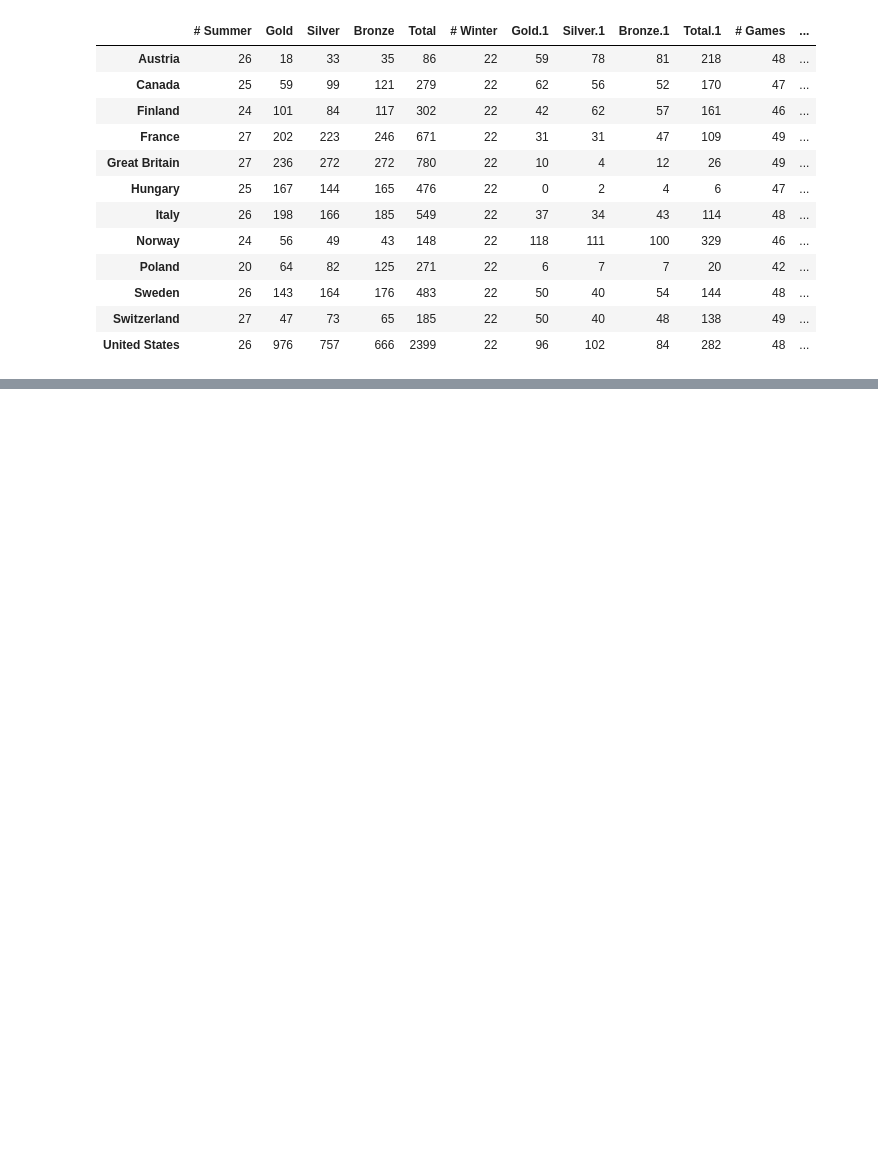
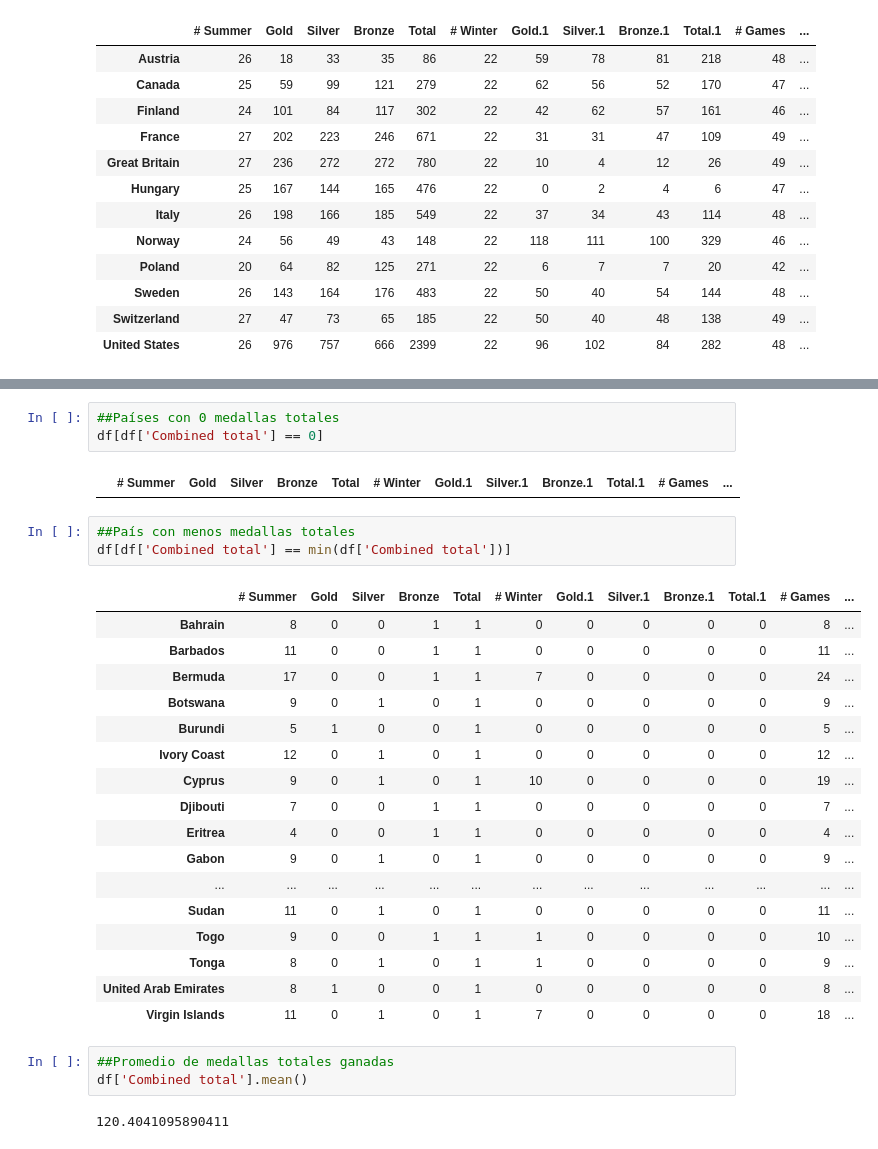
Before and after one commit to Dea10/Coursera-UM-DS, a Jupyter notebook: W2/Assigment 2 + ejercicios.ipynb, the cells around one changed output, grey strips where cells are left out. Cells and saved outputs as stored; diff of their text form; blank space fills up the shorter version.

```diff
--- a/W2/Untitled1.ipynb
+++ b/W2/Assigment 2 + ejercicios.ipynb
@@ -159,0 +244,31 @@ df[df['# Winter'] == max(df['# Winter'])]
+# %%
+##Países con 0 medallas totales
+df[df['Combined total'] == 0]
+# %% [output]
+|  | # Summer | Gold | Silver | Bronze | Total | # Winter | Gold.1 | Silver.1 | Bronze.1 | Total.1 | # Games | ... |
+# %%
+##País con menos medallas totales
+df[df['Combined total'] == min(df['Combined total'])]
+# %% [output]
+|  | # Summer | Gold | Silver | Bronze | Total | # Winter | Gold.1 | Silver.1 | Bronze.1 | Total.1 | # Games | ... |
+| Bahrain | 8 | 0 | 0 | 1 | 1 | 0 | 0 | 0 | 0 | 0 | 8 | ... |
+| Barbados | 11 | 0 | 0 | 1 | 1 | 0 | 0 | 0 | 0 | 0 | 11 | ... |
+| Bermuda | 17 | 0 | 0 | 1 | 1 | 7 | 0 | 0 | 0 | 0 | 24 | ... |
+| Botswana | 9 | 0 | 1 | 0 | 1 | 0 | 0 | 0 | 0 | 0 | 9 | ... |
+| Burundi | 5 | 1 | 0 | 0 | 1 | 0 | 0 | 0 | 0 | 0 | 5 | ... |
+| Ivory Coast | 12 | 0 | 1 | 0 | 1 | 0 | 0 | 0 | 0 | 0 | 12 | ... |
+| Cyprus | 9 | 0 | 1 | 0 | 1 | 10 | 0 | 0 | 0 | 0 | 19 | ... |
+| Djibouti | 7 | 0 | 0 | 1 | 1 | 0 | 0 | 0 | 0 | 0 | 7 | ... |
+| Eritrea | 4 | 0 | 0 | 1 | 1 | 0 | 0 | 0 | 0 | 0 | 4 | ... |
+| Gabon | 9 | 0 | 1 | 0 | 1 | 0 | 0 | 0 | 0 | 0 | 9 | ... |
+| ... | ... | ... | ... | ... | ... | ... | ... | ... | ... | ... | ... | ... |
+| Sudan | 11 | 0 | 1 | 0 | 1 | 0 | 0 | 0 | 0 | 0 | 11 | ... |
+| Togo | 9 | 0 | 0 | 1 | 1 | 1 | 0 | 0 | 0 | 0 | 10 | ... |
+| Tonga | 8 | 0 | 1 | 0 | 1 | 1 | 0 | 0 | 0 | 0 | 9 | ... |
+| United Arab Emirates | 8 | 1 | 0 | 0 | 1 | 0 | 0 | 0 | 0 | 0 | 8 | ... |
+| Virgin Islands | 11 | 0 | 1 | 0 | 1 | 7 | 0 | 0 | 0 | 0 | 18 | ... |
+# %%
+##Promedio de medallas totales ganadas
+df['Combined total'].mean()
+# %% [output]
+120.4041095890411
```
Also changed, not shown: parts of 23 cells of this notebook.
